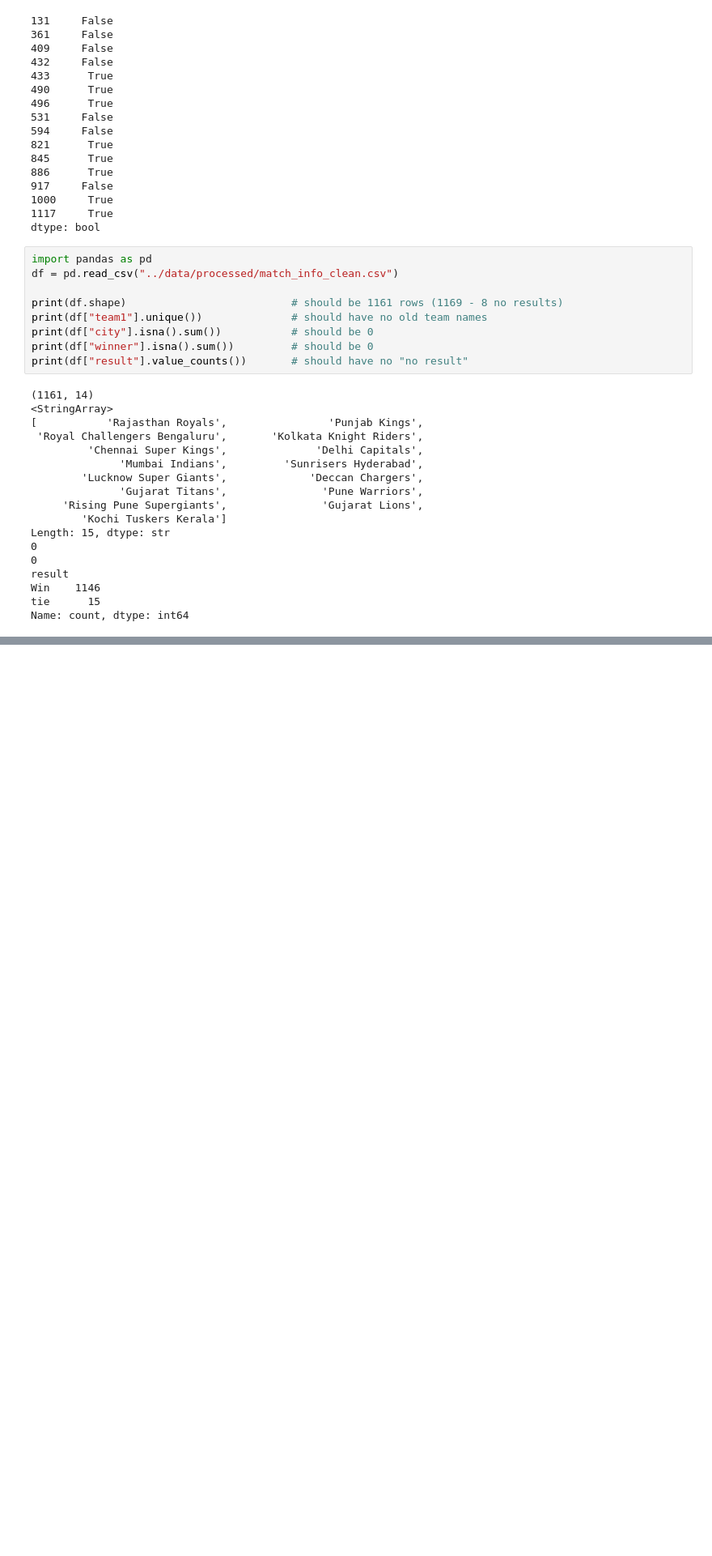
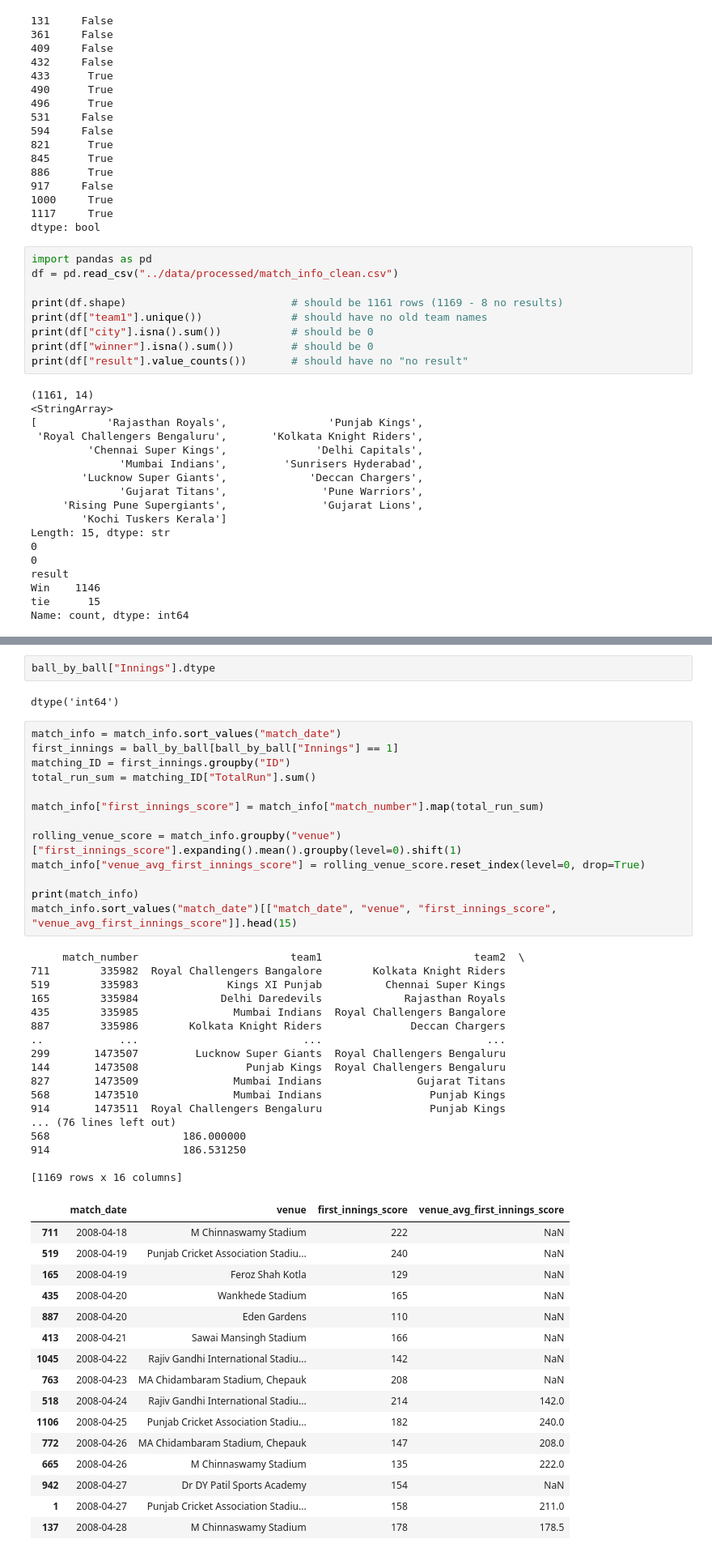
Before and after one commit to dunkae2/IPL-2026-Predictor, a Jupyter notebook: notebooks/01_data_audit.ipynb, the cells around one changed output, grey strips where cells are left out. Shown at 81% size. Cells and saved outputs as stored; diff of their text form; blank space fills up the shorter version.

```diff
--- a/notebooks/01_data_audit.ipynb
+++ b/notebooks/01_data_audit.ipynb
@@ -393,0 +415,51 @@ Name: win, dtype: float64
+# %%
+ball_by_ball["Innings"].dtype
+# %% [output]
+dtype('int64')
+# %%
+match_info = match_info.sort_values("match_date")
+first_innings = ball_by_ball[ball_by_ball["Innings"] == 1]
+matching_ID = first_innings.groupby("ID")
+total_run_sum = matching_ID["TotalRun"].sum()
+
+match_info["first_innings_score"] = match_info["match_number"].map(total_run_sum)
+
+rolling_venue_score = match_info.groupby("venue")["first_innings_score"].expanding().mean().groupby(level=0).shift(1)
+match_info["venue_avg_first_innings_score"] = rolling_venue_score.reset_index(level=0, drop=True)
+
+print(match_info)
+match_info.sort_values("match_date")[["match_date", "venue", "first_innings_score", "venue_avg_first_innings_score"]].head(15)
+# %% [output]
+     match_number                        team1                        team2  \
+711        335982  Royal Challengers Bangalore        Kolkata Knight Riders
+519        335983              Kings XI Punjab          Chennai Super Kings
+165        335984             Delhi Daredevils             Rajasthan Royals
+435        335985               Mumbai Indians  Royal Challengers Bangalore
+887        335986        Kolkata Knight Riders              Deccan Chargers
+..            ...                          ...                          ...
+299       1473507         Lucknow Super Giants  Royal Challengers Bengaluru
+144       1473508                 Punjab Kings  Royal Challengers Bengaluru
+827       1473509               Mumbai Indians               Gujarat Titans
+568       1473510               Mumbai Indians                 Punjab Kings
+914       1473511  Royal Challengers Bengaluru                 Punjab Kings
+... (76 lines left out)
+568                     186.000000
+914                     186.531250
+
+[1169 rows x 16 columns]
+|  | match_date | venue | first_innings_score | venue_avg_first_innings_score |
+| 711 | 2008-04-18 | M Chinnaswamy Stadium | 222 | NaN |
+| 519 | 2008-04-19 | Punjab Cricket Association Stadiu... | 240 | NaN |
+| 165 | 2008-04-19 | Feroz Shah Kotla | 129 | NaN |
+| 435 | 2008-04-20 | Wankhede Stadium | 165 | NaN |
+| 887 | 2008-04-20 | Eden Gardens | 110 | NaN |
+| 413 | 2008-04-21 | Sawai Mansingh Stadium | 166 | NaN |
+| 1045 | 2008-04-22 | Rajiv Gandhi International Stadiu... | 142 | NaN |
+| 763 | 2008-04-23 | MA Chidambaram Stadium, Chepauk | 208 | NaN |
+| 518 | 2008-04-24 | Rajiv Gandhi International Stadiu... | 214 | 142.0 |
+| 1106 | 2008-04-25 | Punjab Cricket Association Stadiu... | 182 | 240.0 |
+| 772 | 2008-04-26 | MA Chidambaram Stadium, Chepauk | 147 | 208.0 |
+| 665 | 2008-04-26 | M Chinnaswamy Stadium | 135 | 222.0 |
+| 942 | 2008-04-27 | Dr DY Patil Sports Academy | 154 | NaN |
+| 1 | 2008-04-27 | Punjab Cricket Association Stadiu... | 158 | 211.0 |
+| 137 | 2008-04-28 | M Chinnaswamy Stadium | 178 | 178.5 |
```
Also changed, not shown: parts of 3 cells of this notebook, 7 other files.
